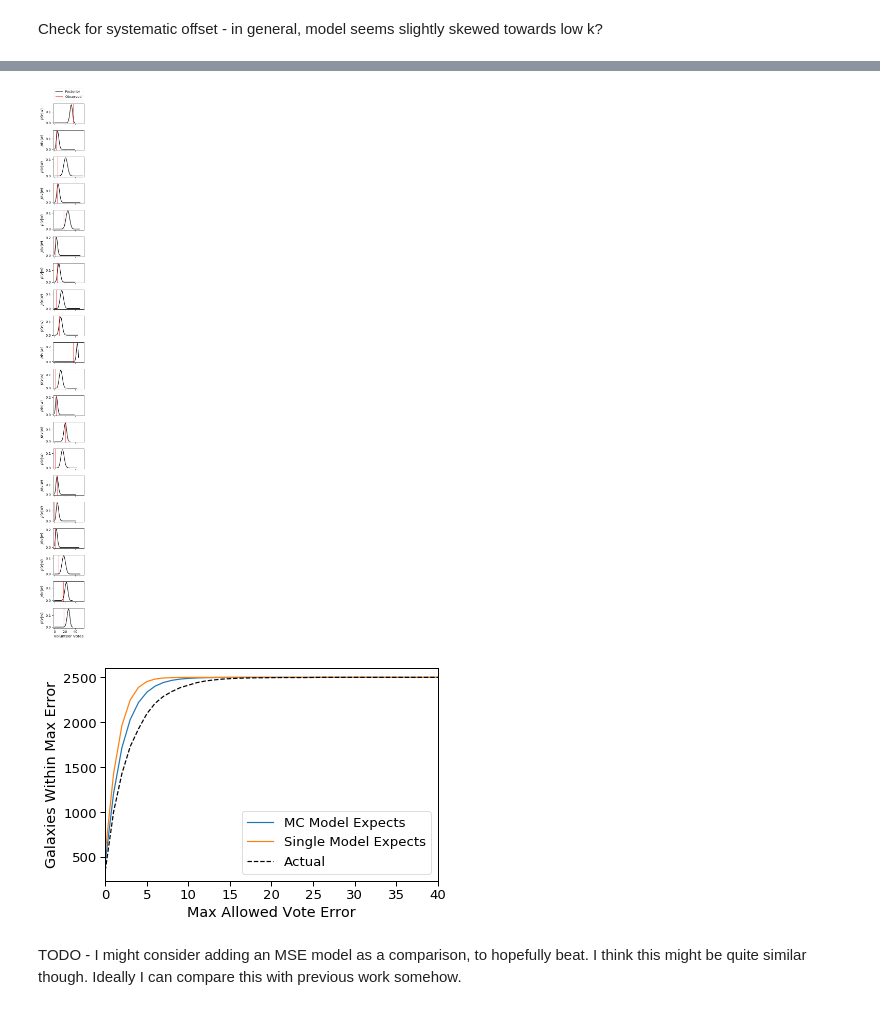
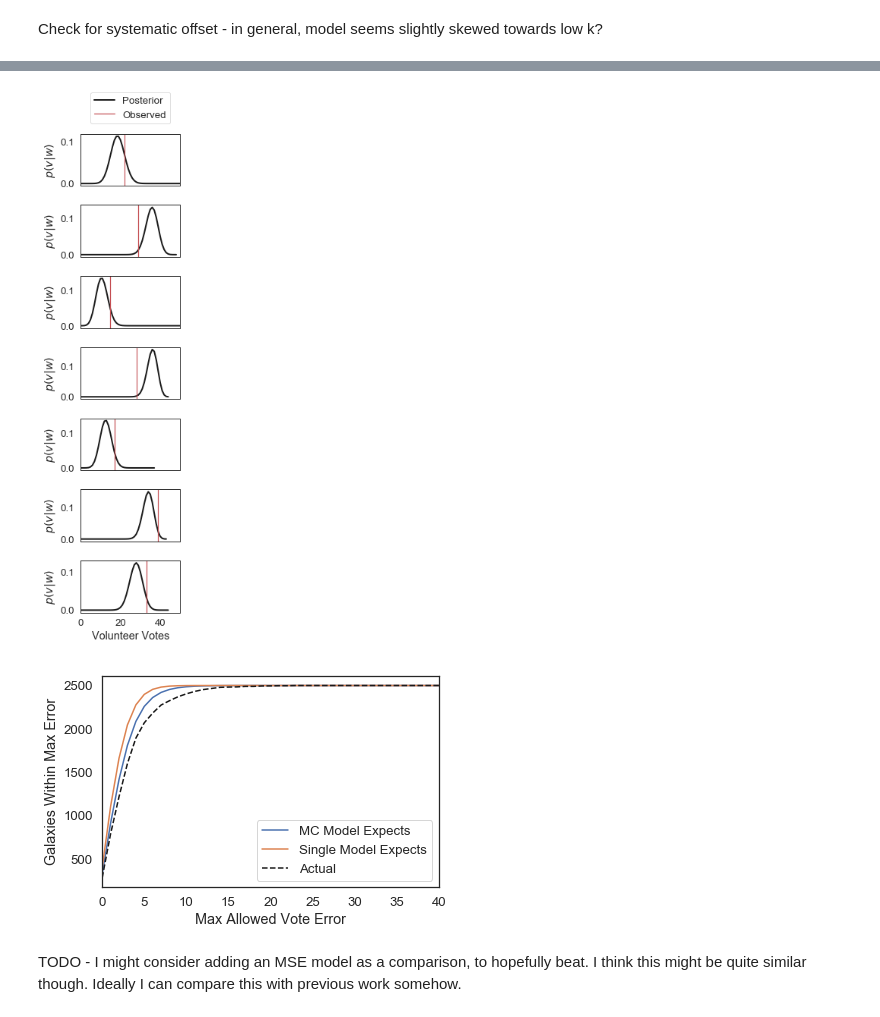
Before and after one commit to colinleach/zoobot, a Jupyter notebook: notebooks/aas_uncertainty.ipynb, the cells around one changed output, grey strips where cells are left out. Cells and saved outputs as stored; diff of their text form; code cells hidden in the pictures.

Commit message:
Save new prediction figures, update notebook

```diff
--- a/notebooks/aas_uncertainty.ipynb
+++ b/notebooks/aas_uncertainty.ipynb
@@ -274,0 +254,30 @@ ax.legend()
+# %%
+# sns.set_context('paper')
+sns.set(font_scale=1.)
+sns.set_style('white')
+# matplotlib.rcParams.update({'font.size': 50}
+
+# dummy for bins
+fig, (ax0, ax1) = plt.subplots(nrows=2)
+_, bins_rho, _ = ax0.hist(sim_model.labels/ sim_model.total_votes, bins=25, alpha=alpha, label='Actual')
+_, bins_k, _ = ax1.hist(sim_model.labels, bins=25, alpha=alpha, label='Actual')
+
+fig, (ax0, ax1) = plt.subplots(nrows=2)
+
+_, bins, _ = ax0.hist(sim_model.mean_rho_prediction, bins=bins_rho, alpha=alpha, label='Model')
+ax0.hist(sim_model.labels/ sim_model.total_votes, bins=bins_rho, alpha=alpha, label='Actual')
+ax0.set_xlabel(r'Vote Fraction $\rho$')
+ax0.set_ylabel('Galaxies')
+ax0.legend()
+ax0.set_xlim([0., 1.])
+
+_, bins, _ = ax1.hist(sim_model.expected_k_prediction, bins=bins_k, alpha=alpha, label='Model')
+ax1.hist(sim_model.labels, bins=bins_k, alpha=alpha, label='Actual')
+ax1.set_xlabel(r'Positive Responses $k$')
+ax1.set_ylabel('Galaxies')
+ax1.legend()
+ax1.set_xlim([0, 40])
+
+fig.tight_layout()
+fig.savefig(os.path.join(save_dir, 'posterior_over_full_sample.png'))
+fig.savefig(os.path.join(save_dir, 'posterior_over_full_sample.eps'))
@@ -276,7 +288,9 @@ ax.legend()
 def custom_samples(samples, labels, total_votes):
     sns.set_context('paper', font_scale=1.5)
     fig, axes = plt.subplots(nrows=len(labels), figsize=(3, len(labels)*1.5), sharex=True)
-    make_predictions.plot_samples(samples, labels, total_votes, fig, axes)
+    make_predictions.plot_samples(samples, labels, total_votes, fig, axes, alpha=0.06)
+    for ax in axes:
+        ax.set_xlim([0, 50])
 
     for n in range(len(labels)):
 #         axes[n].set_ylabel(r'$p(v|D)$', visible=True)
@@ -296,8 +310,8 @@ def custom_samples(samples, labels, total_votes):
     fig.tight_layout()
     return fig
 # %%
-# selected = slice(20, 15, -1)
-selected = slice(0, 20)
+selected = slice(20, 13, -1)
+# selected = slice(0, 7)
 # %%
 # np.array(sim_model.model.samples)[selected, :]
 # np.array(sim_model.labels)[selected]
@@ -310,9 +325,14 @@ fig.savefig(os.path.join(save_dir, 'mc_model.png'))
 # %%
-fig = custom_samples(np.array(single_sim_model.model.samples)[selected, :1], np.array(single_sim_model.labels)[selected], total_votes=single_sim_model.catalog['smooth-or-featured_total-votes'][selected].values)
-fig.savefig(os.path.join(save_dir, 'single_model_v2.png'))
+# be sure to switch label in custom_samples before running this
+fig = custom_samples(np.array(single_sim_model.model.samples)[selected, :1], np.array(single_sim_model.labels)[selected], total_votes=single_sim_model.total_votes)
+fig.savefig(os.path.join(save_dir, 'single_model_{}.png'.format(len(np.array(sim_model.labels)[selected]))))
+fig.savefig(os.path.join(save_dir, 'single_model_{}.eps'.format(len(np.array(sim_model.labels)[selected]))))
 # %% [output]
-[figure, old version]
+[figure, new version]
 # %%
+sns.set(font_scale=1.2)
+sns.set_style('white')
+
 fig, ax = plt.subplots()
 coverage_df = discrete_coverage.evaluate_discrete_coverage(sim_model.labels, sim_model.mean_k_prediction).groupby('max_state_error').agg({'prediction': 'sum', 'observed': 'sum'}).reset_index()
 single_coverage_df = discrete_coverage.evaluate_discrete_coverage(single_sim_model.labels, single_sim_model.mean_k_prediction).groupby('max_state_error').agg({'prediction': 'sum', 'observed': 'sum'}).reset_index()
@@ -329,8 +349,8 @@ ax.xaxis.set_major_formatter(StrMethodFormatter('{x:.0f}'))  # must expect 'x' k
 
 ax.set_xlim([0, 40])
 fig.tight_layout()
-fig.savefig(os.path.join(save_dir, 'bar_coverage_comparison_200_samples_v2.png'))
+fig.savefig(os.path.join(save_dir, 'coverage_comparison_200_samples.png'))
 # %% [output]
-[figure, old version]
+[figure, new version]
 # %% [markdown]
 TODO - I might consider adding an MSE model as a comparison, to hopefully beat. I think this might be quite similar though. Ideally I can compare this with previous work somehow.
```
Also changed, not shown: parts of 40 cells of this notebook, 19 other files.
